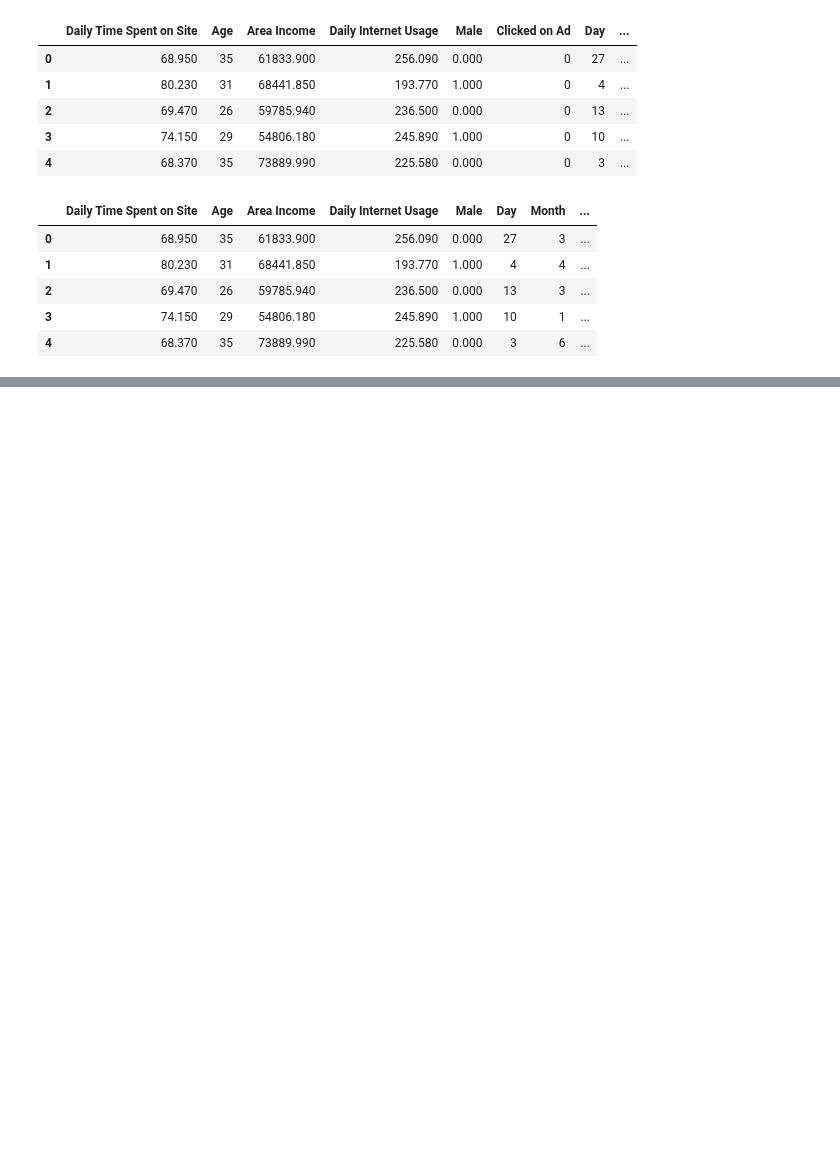
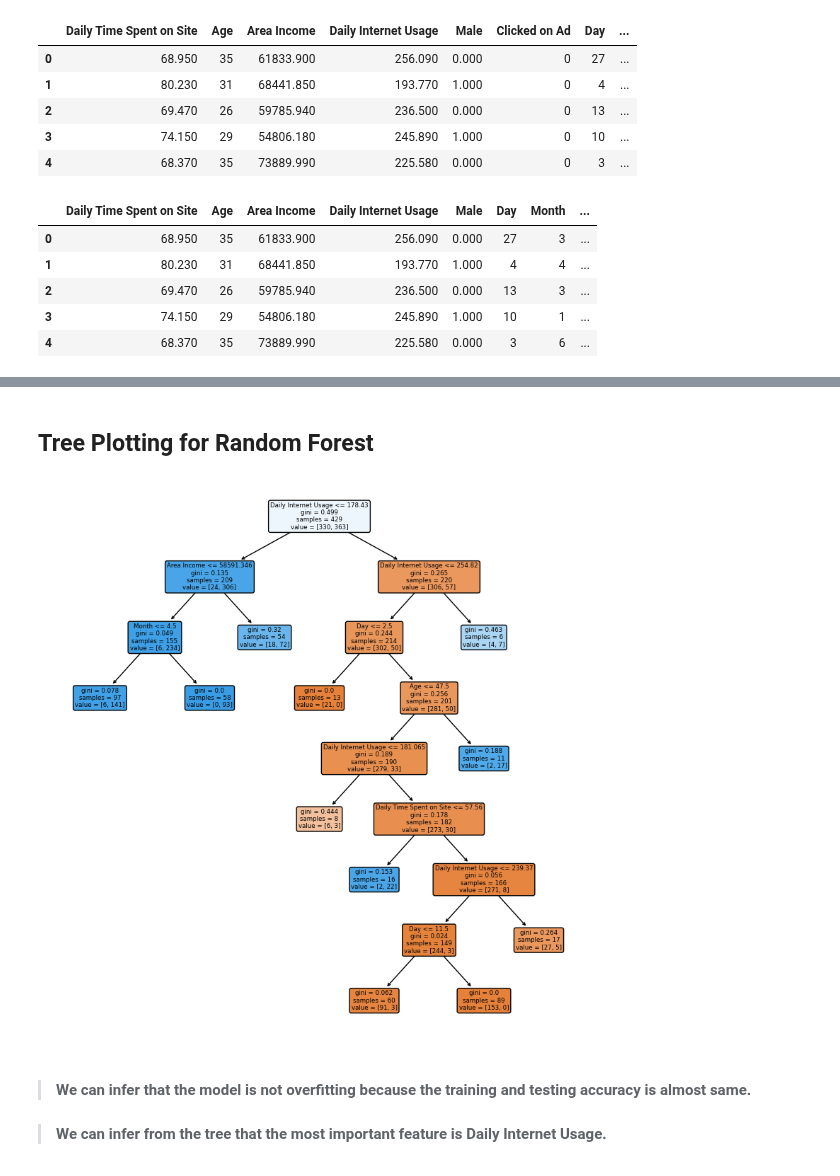
Before and after one commit to Harsh502s/ML-Assignments, a Jupyter notebook: Notebooks/Assignment 6 RFC.ipynb, the cells around one changed output, grey strips where cells are left out. Cells and saved outputs as stored; diff of their text form; code cells hidden in the pictures; blank space fills up the shorter version.

```diff
--- a/Notebooks/Assignment 6 RFC.ipynb
+++ b/Notebooks/Assignment 6 RFC.ipynb
@@ -367,0 +365,17 @@ Recall: 0.9507042253521126
+# %% [markdown]
+## Tree Plotting for Random Forest
+# %%
+# Plotting the tree for Random Forest
+
+from sklearn.tree import plot_tree
+
+plt.figure(figsize=(10, 10))
+plot_tree(rf.estimators_[0], filled=True, rounded=True, feature_names=X.columns)
+plt.savefig("tree.png",dpi=300)
+plt.show()
+# %% [output]
+[figure, added]
+# %% [markdown]
+> ####  We can infer that the model is not overfitting because the training and testing accuracy is almost same.
+
+> ####  We can infer from the tree that the most important feature is Daily Internet Usage.
```
Also changed, not shown: parts of 12 cells of this notebook, 4 other files.
